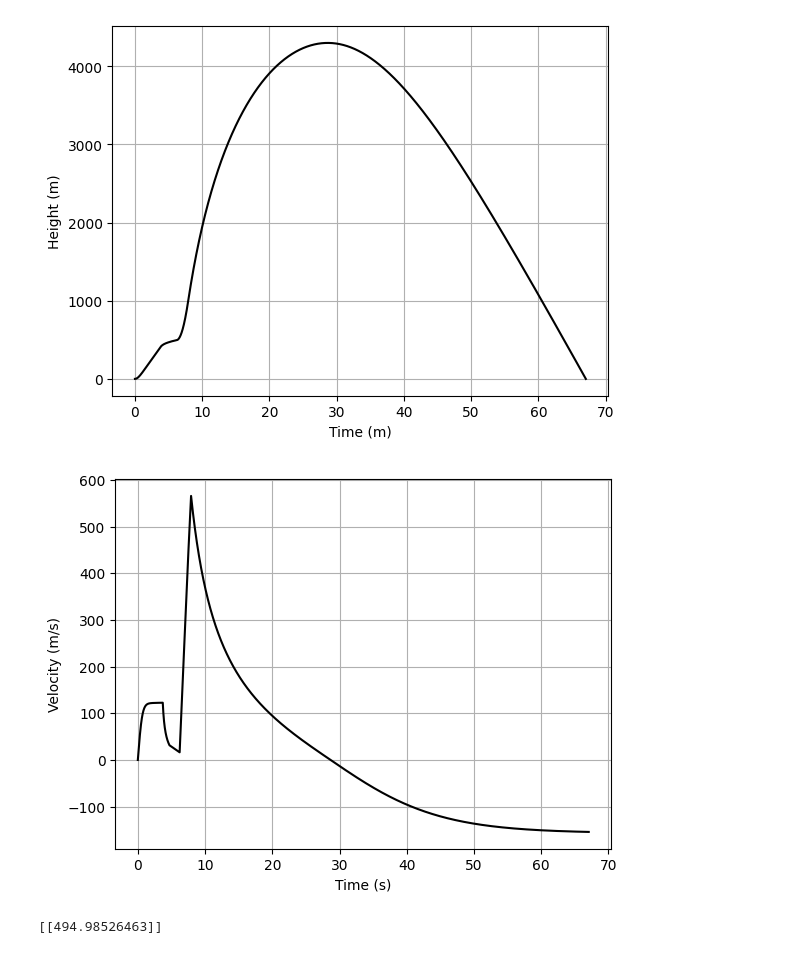
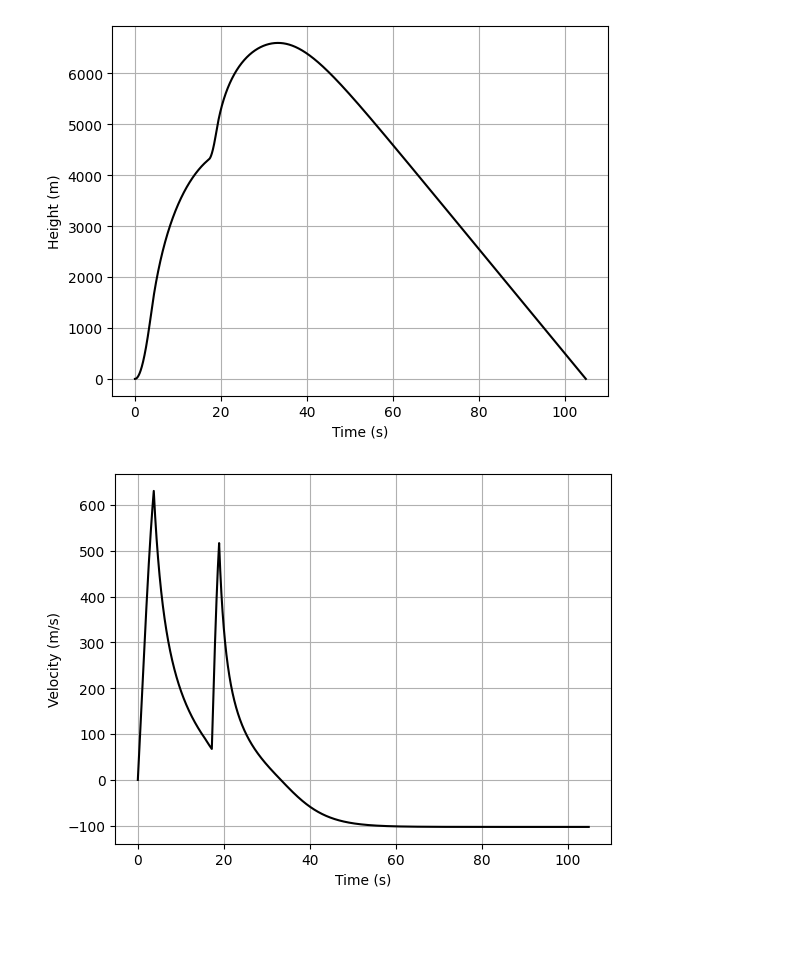
Before and after one commit to AberdeenRSS/PerformanceSimulation, a Jupyter notebook: mach24.ipynb, the cells around one changed output. Cells and saved outputs as stored; diff of their text form; code cells hidden in the pictures; blank space fills up the shorter version.

Commit message:
Updated values for mach

```diff
--- a/mach24.ipynb
+++ b/mach24.ipynb
@@ -20,36 +37,35 @@ The simulation is modeling:
 # %%
-stage1 = Mach24Stage(3.7, 660, 1.204, 1.2, 0.60/2, 0, 1, CircularMach24Fin(0.06))
+stage1 = Mach24Stage(3.7, 660, 1.204, 1.2, 0.060/2, 0, 12, CircularMach24Fin(0.06))
 stage2 = Mach24Stage(1.7, 336, 0.204, 0.8, 0.052/2, 1.5, 0, CircularMach24Fin(0.06))
 
 
-rocket_equation, initial = get_mach_24_rocket([stage1, stage2], 0, 0.3)
+rocket_equation, initial = get_mach_24_rocket([stage1, stage2], 0, 0.7)
 
 tvec, xvec = eulersolve_while_positive(rocket_equation, 0, initial, 0.01)
 
 rotation_hz = xvec[0:, 3:4]/(2*math.pi)
 
 plt.plot(tvec, xvec[0:, 0:1], color = 'black')
 
-plt.xlabel('Time (m)')
+plt.xlabel('Time (s)')
 plt.ylabel('Height (m)')
 plt.grid()
 
 plt.show()
 
 plt.plot(tvec, xvec[0:, 1:2], color = 'black')
 # plt.plot(tvec, rotation_hz, color = 'green')
 
 plt.xlabel('Time (s)')
 plt.ylabel('Velocity (m/s)')
 plt.grid()
 
 plt.show()
 
-second_fire_time = (stage1.burn_time + stage1.stage_delay + stage2.ignition_delay)
-second_fire_index = int(second_fire_time/0.01)
+# second_fire_time = (stage1.burn_time + stage1.stage_delay + stage2.ignition_delay)
+# second_fire_index = int(second_fire_time/0.01)
 
-print(xvec[second_fire_index:second_fire_index+1, 0:1])
+# print(xvec[second_fire_index:second_fire_index+1, 0:1])
 # %% [output]
-[figure, old version]
+[figure, new version]
-[figure, old version]
+[figure, new version]
-[[494.98526463]]
```
Also changed, not shown: parts of 1 cell of this notebook.
